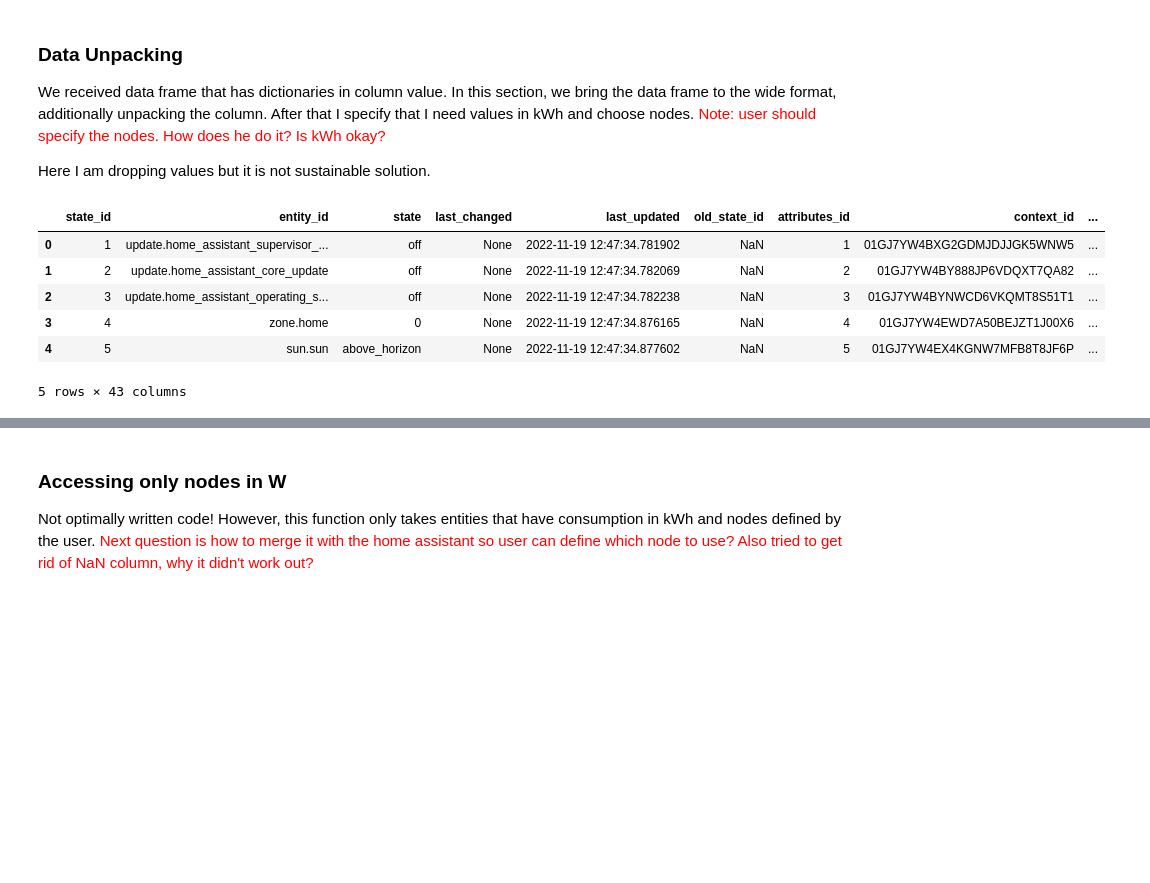
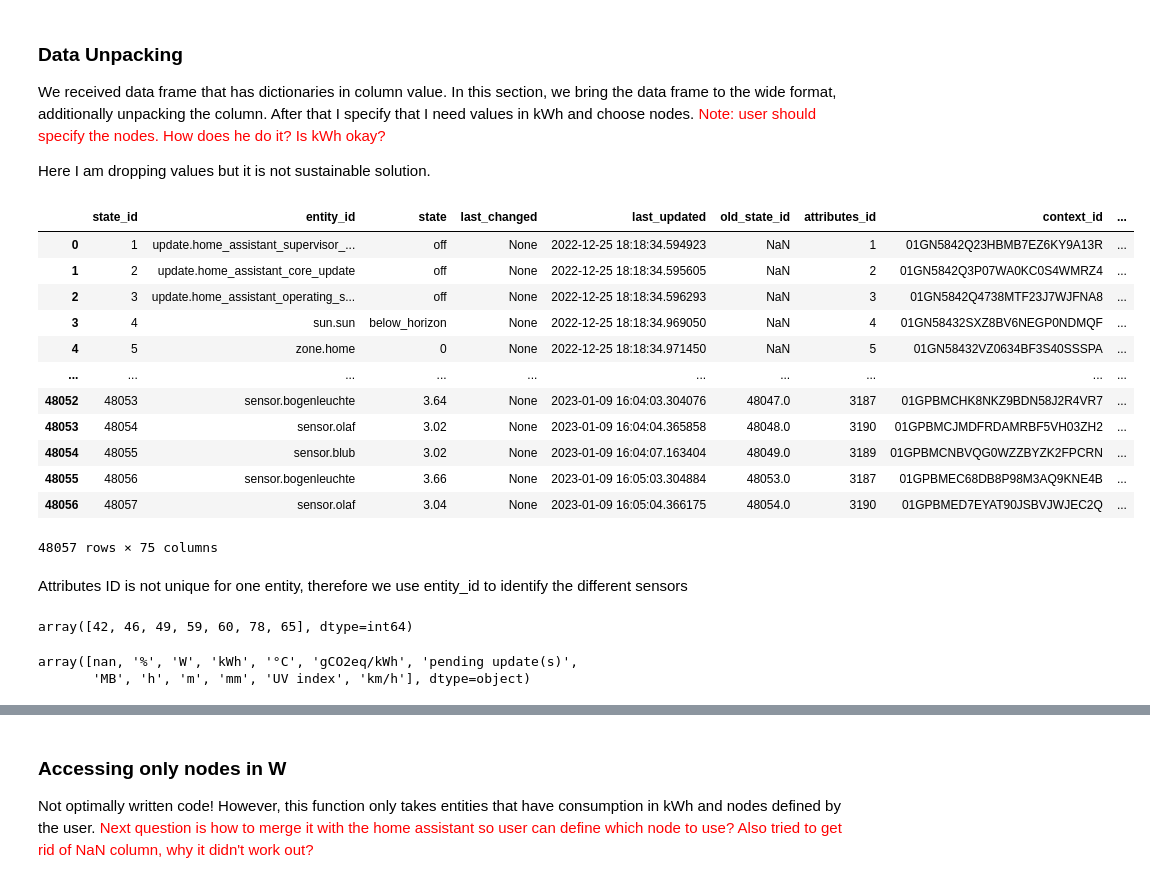
Before and after one commit to sonyaarom/Seminar-Information-Systems, a Jupyter notebook: Preparation_Agent_HA.ipynb, the cells around one changed output, grey strips where cells are left out. Cells and saved outputs as stored; diff of their text form; code cells hidden in the pictures; blank space fills up the shorter version.

```diff
--- a/Preparation_Agent_HA.ipynb
+++ b/Preparation_Agent_HA.ipynb
@@ -19,3 +5,17 @@ helper = Helper()
+# %%
+import pandas as pd
+import numpy as np
+import os
+dir = 'D:/Master BWL HU/3. Semester/Seminar Information Systems/Seminar-Information-Systems-main'
+os.chdir(dir)
+
+from helper_functions import Helper
+from agents import Preparation_Agent
+import pandas as pd
+
+helper = Helper()
+
+dbfile  = "D:/Master BWL HU/3. Semester/Seminar Information Systems/Seminar-Information-Systems-main/home-assistant_Chris_v3.db"
 # %% [markdown]
 The helper functions will be used as in the previous works. Available at GitHub
 # %% [markdown]
@@ -86,12 +28,16 @@ export_sql2(dbfile)
 # %% [markdown]
 Note, initialization function contains also the function for SQL Pulling. <font color='red'> If you have any optimization ideas, please bring it in! </font>
 # %%
-class Preparation_Agent():
-    helper = Helper
-    def __init__(self, dbfile):
-        self.input = export_sql2(dbfile)
+class Preparation_Agent:
+    import pandas as pd
+    helper = Helper()
+    def __init__(self, dbfile, shiftable_devices):
+        self.input = helper.export_sql(dbfile)
+        self.shiftable_devices = shiftable_devices
+# %%
+shiftable_devices = ["sensor.shellyplug_s_4022d88961b4_power", "sensor.shellyplug_s_4022d88984b8_power"]
 # %%
-prep = Preparation_Agent(dbfile)
+prep = Preparation_Agent(dbfile, shiftable_devices)
 prep.input.head()
 # %% [output]
 |  | state_id | entity_id | state | attributes | event_id | last_changed | last_updated | old_state_id | ... |
@@ -125,14 +75,31 @@ del unpacking_attributes
 # %%
 data_unpacked  = prep.unpacking_attributes(prep.input)
 # %%
-data_unpacked.head()
+data_unpacked
 # %% [output]
 |  | state_id | entity_id | state | last_changed | last_updated | old_state_id | attributes_id | context_id | ... |
-| 0 | 1 | update.home_assistant_supervisor_... | off | None | 2022-11-19 12:47:34.781902 | NaN | 1 | 01GJ7YW4BXG2GDMJDJJGK5WNW5 | ... |
-| 1 | 2 | update.home_assistant_core_update | off | None | 2022-11-19 12:47:34.782069 | NaN | 2 | 01GJ7YW4BY888JP6VDQXT7QA82 | ... |
-| 2 | 3 | update.home_assistant_operating_s... | off | None | 2022-11-19 12:47:34.782238 | NaN | 3 | 01GJ7YW4BYNWCD6VKQMT8S51T1 | ... |
-| 3 | 4 | zone.home | 0 | None | 2022-11-19 12:47:34.876165 | NaN | 4 | 01GJ7YW4EWD7A50BEJZT1J00X6 | ... |
-| 4 | 5 | sun.sun | above_horizon | None | 2022-11-19 12:47:34.877602 | NaN | 5 | 01GJ7YW4EX4KGNW7MFB8T8JF6P | ... |
+| 0 | 1 | update.home_assistant_supervisor_... | off | None | 2022-12-25 18:18:34.594923 | NaN | 1 | 01GN5842Q23HBMB7EZ6KY9A13R | ... |
+| 1 | 2 | update.home_assistant_core_update | off | None | 2022-12-25 18:18:34.595605 | NaN | 2 | 01GN5842Q3P07WA0KC0S4WMRZ4 | ... |
+| 2 | 3 | update.home_assistant_operating_s... | off | None | 2022-12-25 18:18:34.596293 | NaN | 3 | 01GN5842Q4738MTF23J7WJFNA8 | ... |
+| 3 | 4 | sun.sun | below_horizon | None | 2022-12-25 18:18:34.969050 | NaN | 4 | 01GN58432SXZ8BV6NEGP0NDMQF | ... |
+| 4 | 5 | zone.home | 0 | None | 2022-12-25 18:18:34.971450 | NaN | 5 | 01GN58432VZ0634BF3S40SSSPA | ... |
+| ... | ... | ... | ... | ... | ... | ... | ... | ... | ... |
+| 48052 | 48053 | sensor.bogenleuchte | 3.64 | None | 2023-01-09 16:04:03.304076 | 48047.0 | 3187 | 01GPBMCHK8NKZ9BDN58J2R4VR7 | ... |
+| 48053 | 48054 | sensor.olaf | 3.02 | None | 2023-01-09 16:04:04.365858 | 48048.0 | 3190 | 01GPBMCJMDFRDAMRBF5VH03ZH2 | ... |
+| 48054 | 48055 | sensor.blub | 3.02 | None | 2023-01-09 16:04:07.163404 | 48049.0 | 3189 | 01GPBMCNBVQG0WZZBYZK2FPCRN | ... |
+| 48055 | 48056 | sensor.bogenleuchte | 3.66 | None | 2023-01-09 16:05:03.304884 | 48053.0 | 3187 | 01GPBMEC68DB8P98M3AQ9KNE4B | ... |
+| 48056 | 48057 | sensor.olaf | 3.04 | None | 2023-01-09 16:05:04.366175 | 48054.0 | 3190 | 01GPBMED7EYAT90JSBVJWJEC2Q | ... |
-5 rows × 43 columns
+48057 rows × 75 columns
+# %% [markdown]
+Attributes ID is not unique for one entity, therefore we use entity_id to identify the different sensors
+# %%
+data_unpacked.loc[data_unpacked['entity_id'] == "sensor.shellyplug_s_4022d88984b8_power"].attributes_id.unique()
+# %% [output]
+array([42, 46, 49, 59, 60, 78, 65], dtype=int64)
+# %%
+data_unpacked.unit_of_measurement.unique()
+# %% [output]
+array([nan, '%', 'W', 'kWh', '°C', 'gCO2eq/kWh', 'pending update(s)',
+       'MB', 'h', 'm', 'mm', 'UV index', 'km/h'], dtype=object)
 # %%
 W_data = data_unpacked[data_unpacked.unit_of_measurement=='W']
```
Also changed, not shown: parts of 69 cells of this notebook, 5 other files.
